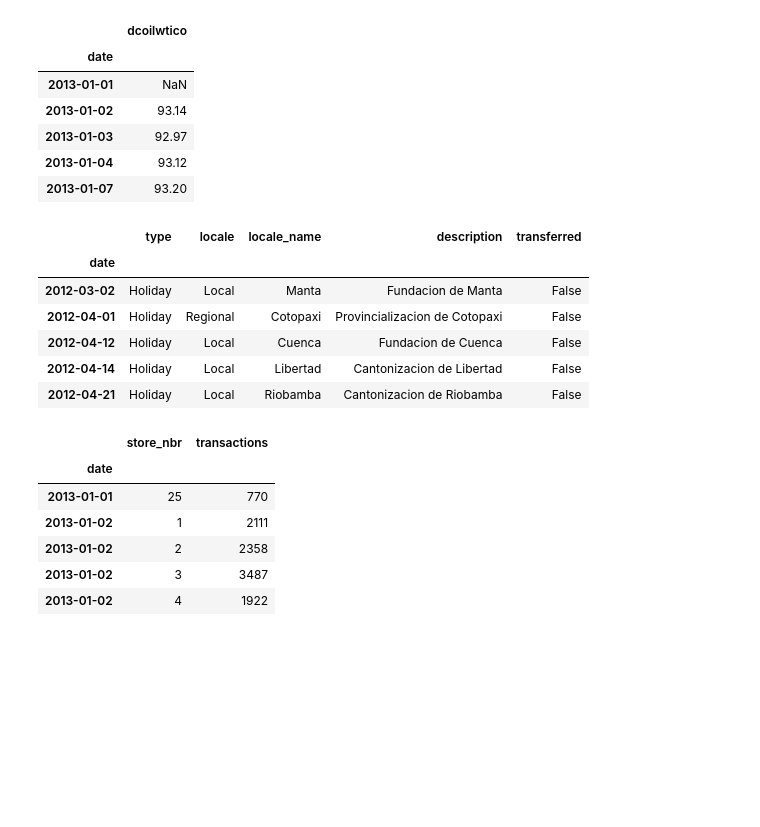
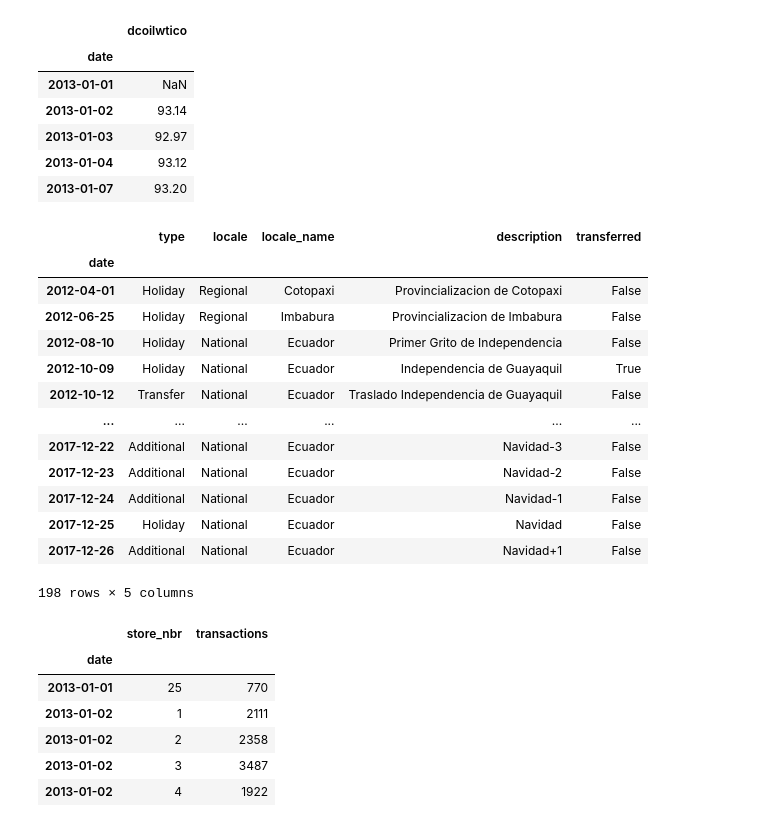
Before and after one commit to taaha/store-sales-forecast, a Jupyter notebook: sale-forecast_1.ipynb, the cells around one changed output. Drawn from its saved outputs; the diff is of its cells as text; code cells hidden in the pictures; blank space fills up the shorter version.

Commit message:
Kaggle Notebook | sale forecast_1 | Version 15

```diff
--- a/sale-forecast_1.ipynb
+++ b/sale-forecast_1.ipynb
@@ -91,16 +91,40 @@ oil.head()
 | 2013-01-04 | 93.12 |
 | 2013-01-07 | 93.20 |
 # %%
-holidays_events=pd.read_csv("/kaggle/input/store-sales-time-series-forecasting/holidays_events.csv",parse_dates=['date'], index_col=['date'])
-holidays_events.head()
+holidays_events = pd.read_csv(
+    "/kaggle/input/store-sales-time-series-forecasting/holidays_events.csv",
+    dtype={
+        'type': 'category',
+        'locale': 'category',
+        'locale_name': 'category',
+        'description': 'category',
+        'transferred': 'bool',
+    },
+    parse_dates=['date'],
+    infer_datetime_format=True,
+)
+holidays_events = holidays_events.set_index('date').to_period('D')
+holidays = (
+    holidays_events
+    .query("locale in ['National', 'Regional']")
+    .assign(description=lambda x: x.description.cat.remove_unused_categories())
+)
+display(holidays)
 # %% [output]
 |  | type | locale | locale_name | description | transferred |
 | date |  |  |  |  |  |
-| 2012-03-02 | Holiday | Local | Manta | Fundacion de Manta | False |
 | 2012-04-01 | Holiday | Regional | Cotopaxi | Provincializacion de Cotopaxi | False |
-| 2012-04-12 | Holiday | Local | Cuenca | Fundacion de Cuenca | False |
-| 2012-04-14 | Holiday | Local | Libertad | Cantonizacion de Libertad | False |
-| 2012-04-21 | Holiday | Local | Riobamba | Cantonizacion de Riobamba | False |
+| 2012-06-25 | Holiday | Regional | Imbabura | Provincializacion de Imbabura | False |
+| 2012-08-10 | Holiday | National | Ecuador | Primer Grito de Independencia | False |
+| 2012-10-09 | Holiday | National | Ecuador | Independencia de Guayaquil | True |
+| 2012-10-12 | Transfer | National | Ecuador | Traslado Independencia de Guayaquil | False |
+| ... | ... | ... | ... | ... | ... |
+| 2017-12-22 | Additional | National | Ecuador | Navidad-3 | False |
+| 2017-12-23 | Additional | National | Ecuador | Navidad-2 | False |
+| 2017-12-24 | Additional | National | Ecuador | Navidad-1 | False |
+| 2017-12-25 | Holiday | National | Ecuador | Navidad | False |
+| 2017-12-26 | Additional | National | Ecuador | Navidad+1 | False |
+198 rows × 5 columns
 # %%
 transactions=pd.read_csv("/kaggle/input/store-sales-time-series-forecasting/transactions.csv",parse_dates=['date'], index_col=['date'])
 transactions.head()
```
Also changed, not shown: parts of 4 cells of this notebook.
